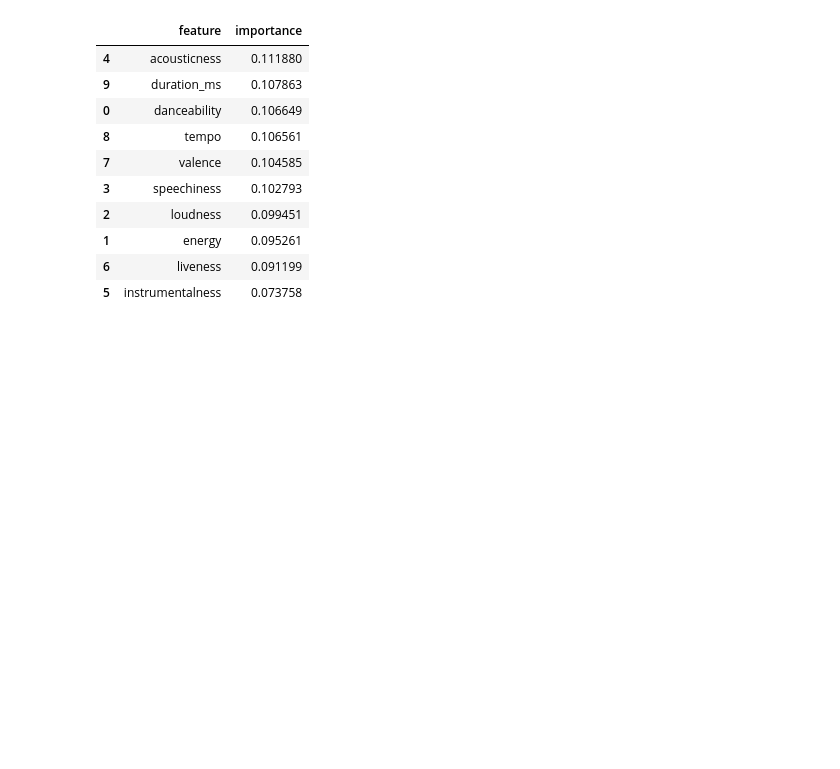
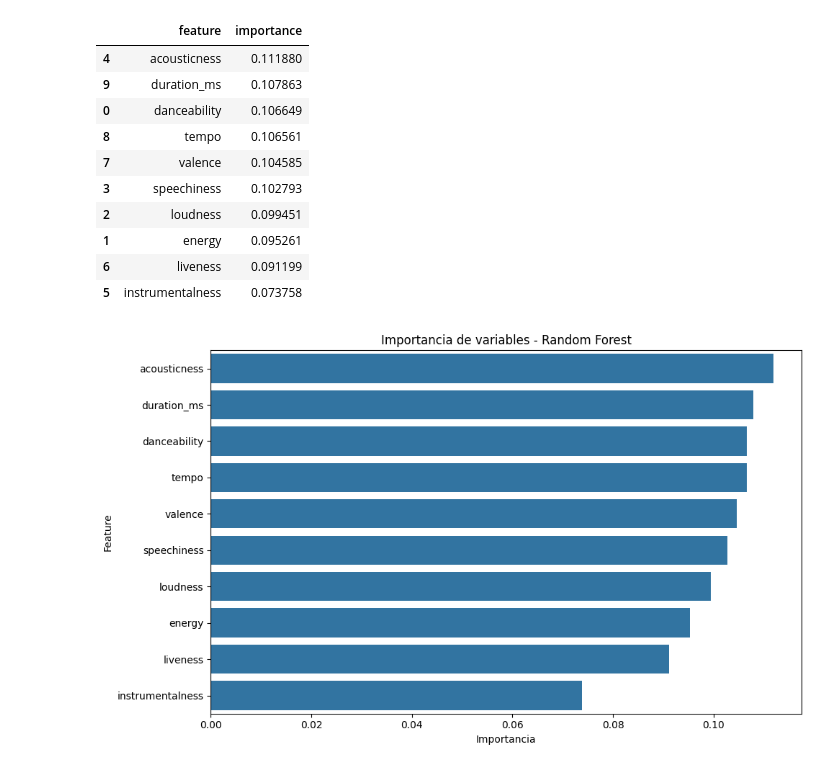
Before and after one commit to annamendozav/machine-learning-spotify, a Jupyter notebook: notebooks/modelo_popularidad.ipynb, the cells around one changed output. Saved outputs shown, nothing was run; the diff lists cells and outputs as text; code cells hidden in the pictures; blank space fills up the shorter version.

Commit message:
Añadido modelo Random Forest, evaluación y visualización de importancias. Proyecto ML finalizado.

```diff
--- a/notebooks/modelo_popularidad.ipynb
+++ b/notebooks/modelo_popularidad.ipynb
@@ -155,3 +155,29 @@ importance_rf
 | 1 | energy | 0.095261 |
 | 6 | liveness | 0.091199 |
 | 5 | instrumentalness | 0.073758 |
+# %%
+import matplotlib.pyplot as plt
+import seaborn as sns
+import numpy as np
+
+# Importancias desde tu modelo RANDOM FOREST entrenado
+importances = rf.feature_importances_
+feature_names = X.columns
+
+# Ordenar de menor a mayor y luego invertir para ver las más importantes arriba
+indices = np.argsort(importances)[::-1]
+
+plt.figure(figsize=(10, 6))
+sns.barplot(
+    x=importances[indices],
+    y=np.array(feature_names)[indices]
+)
+plt.title("Importancia de variables - Random Forest")
+plt.xlabel("Importancia")
+plt.ylabel("Feature")
+
+plt.tight_layout()
+plt.savefig("../images/random_forest_importancias.png", dpi=300, bbox_inches="tight")
+plt.show()
+# %% [output]
+[figure, added]
```
Also changed, not shown: 2 other files.
